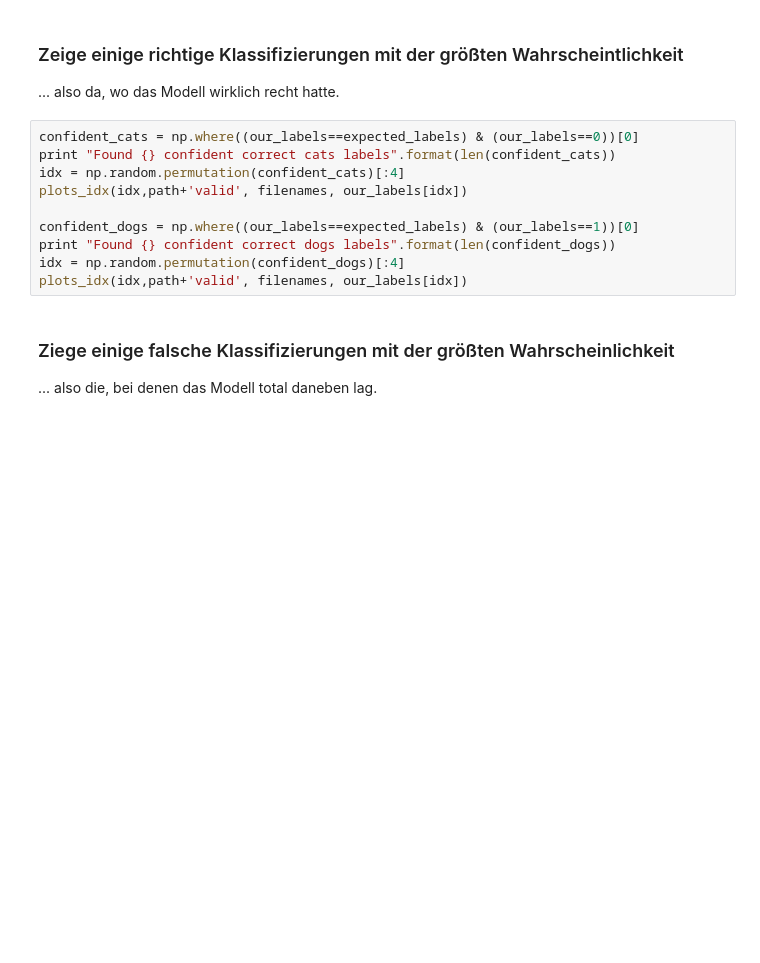
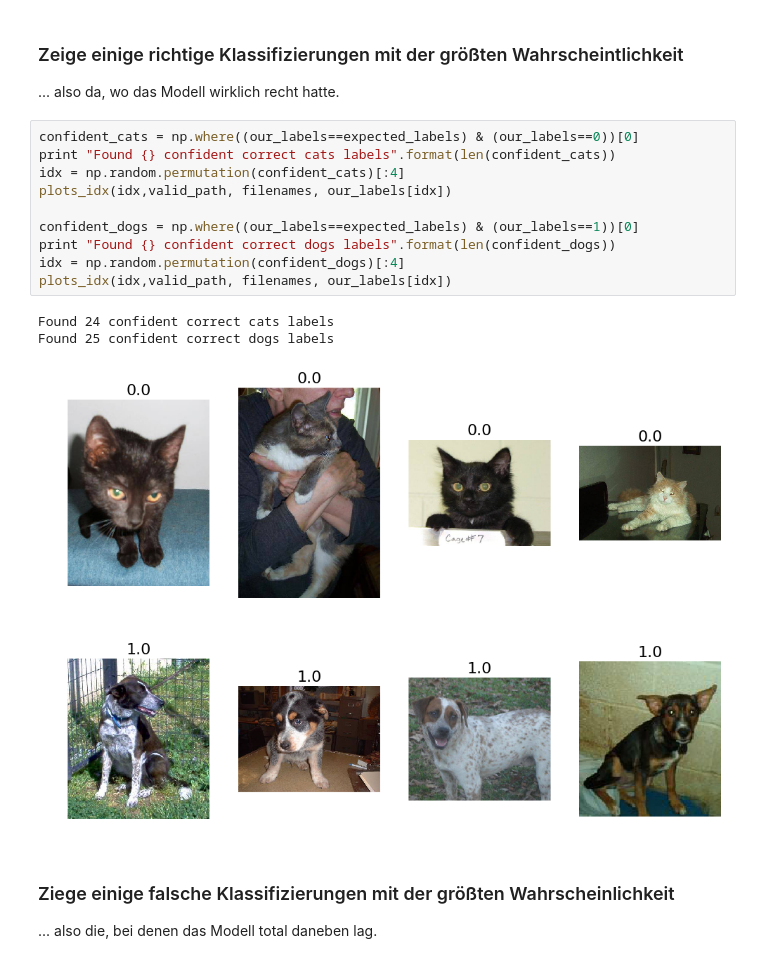
Before and after one commit to uma1966/dl-workshop, a Jupyter notebook: cats-vs-dogs.ipynb, the cells around one changed output. Drawn from its saved outputs; the diff is of its cells as text; blank space fills up the shorter version.

```diff
--- a/cats-vs-dogs.ipynb
+++ b/cats-vs-dogs.ipynb
@@ -188,13 +258,18 @@ if len(incorrect)>0:
 # %%
 confident_cats = np.where((our_labels==expected_labels) & (our_labels==0))[0]
 print "Found {} confident correct cats labels".format(len(confident_cats))
 idx = np.random.permutation(confident_cats)[:4]
-plots_idx(idx,path+'valid', filenames, our_labels[idx])
+plots_idx(idx,valid_path, filenames, our_labels[idx])
 
 confident_dogs = np.where((our_labels==expected_labels) & (our_labels==1))[0]
 print "Found {} confident correct dogs labels".format(len(confident_dogs))
 idx = np.random.permutation(confident_dogs)[:4]
-plots_idx(idx,path+'valid', filenames, our_labels[idx])
+plots_idx(idx,valid_path, filenames, our_labels[idx])
+# %% [output]
+Found 24 confident correct cats labels
+Found 25 confident correct dogs labels
+[figure, added]
+[figure, added]
 # %% [markdown]
 ### Ziege einige falsche Klassifizierungen mit der größten Wahrscheinlichkeit
 
```
Also changed, not shown: parts of 50 cells of this notebook.
